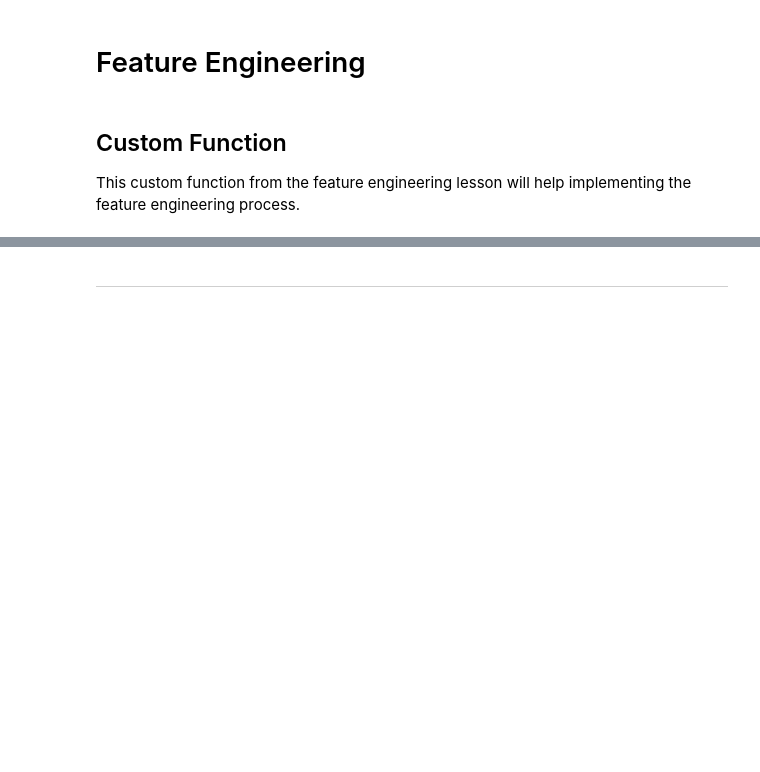
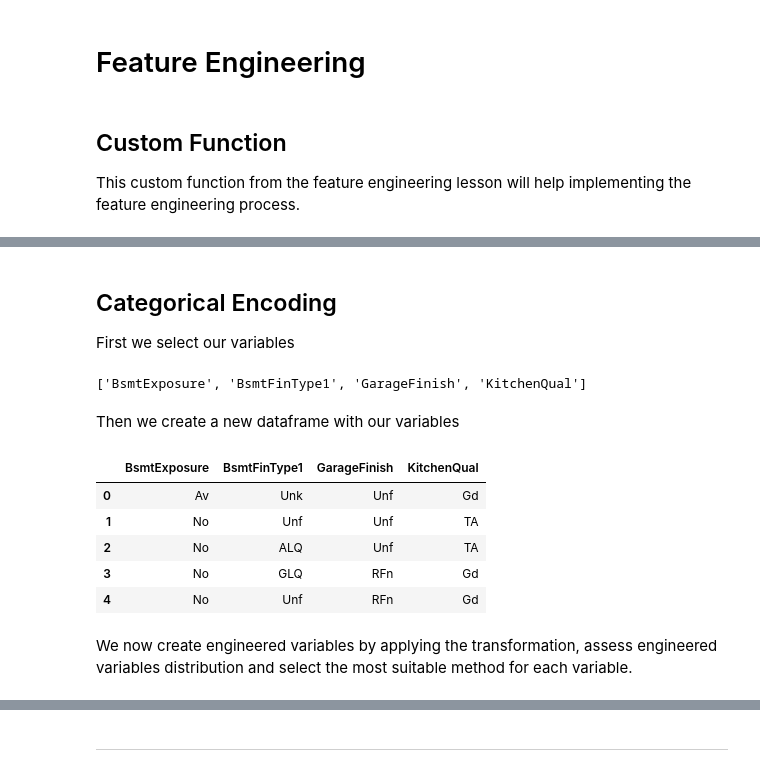
Before and after one commit to totes7/project-portfolio-5, a Jupyter notebook: jupyter_notebooks/04 - FeatureEngineering.ipynb, the cells around one changed output, grey strips where cells are left out. Cells and saved outputs as stored; diff of their text form; code cells hidden in the pictures; blank space fills up the shorter version.

```diff
--- a/jupyter_notebooks/04 - FeatureEngineering.ipynb
+++ b/jupyter_notebooks/04 - FeatureEngineering.ipynb
@@ -304,0 +313,23 @@ def FeatEngineering_Numerical(df_feat_eng, column):
+# %% [markdown]
+## Categorical Encoding
+
+First we select our variables
+# %%
+categorical_vars = list(df.select_dtypes(['object','category']).columns)
+categorical_vars
+# %% [output]
+['BsmtExposure', 'BsmtFinType1', 'GarageFinish', 'KitchenQual']
+# %% [markdown]
+Then we create a new dataframe with our variables
+# %%
+df_categorical = df[categorical_vars].copy()
+df_categorical.head()
+# %% [output]
+|  | BsmtExposure | BsmtFinType1 | GarageFinish | KitchenQual |
+| 0 | Av | Unk | Unf | Gd |
+| 1 | No | Unf | Unf | TA |
+| 2 | No | ALQ | Unf | TA |
+| 3 | No | GLQ | RFn | Gd |
+| 4 | No | Unf | RFn | Gd |
+# %% [markdown]
+We now create engineered variables by applying the transformation, assess engineered variables distribution and select the most suitable method for each variable.
```
Also changed, not shown: parts of 19 cells of this notebook.
